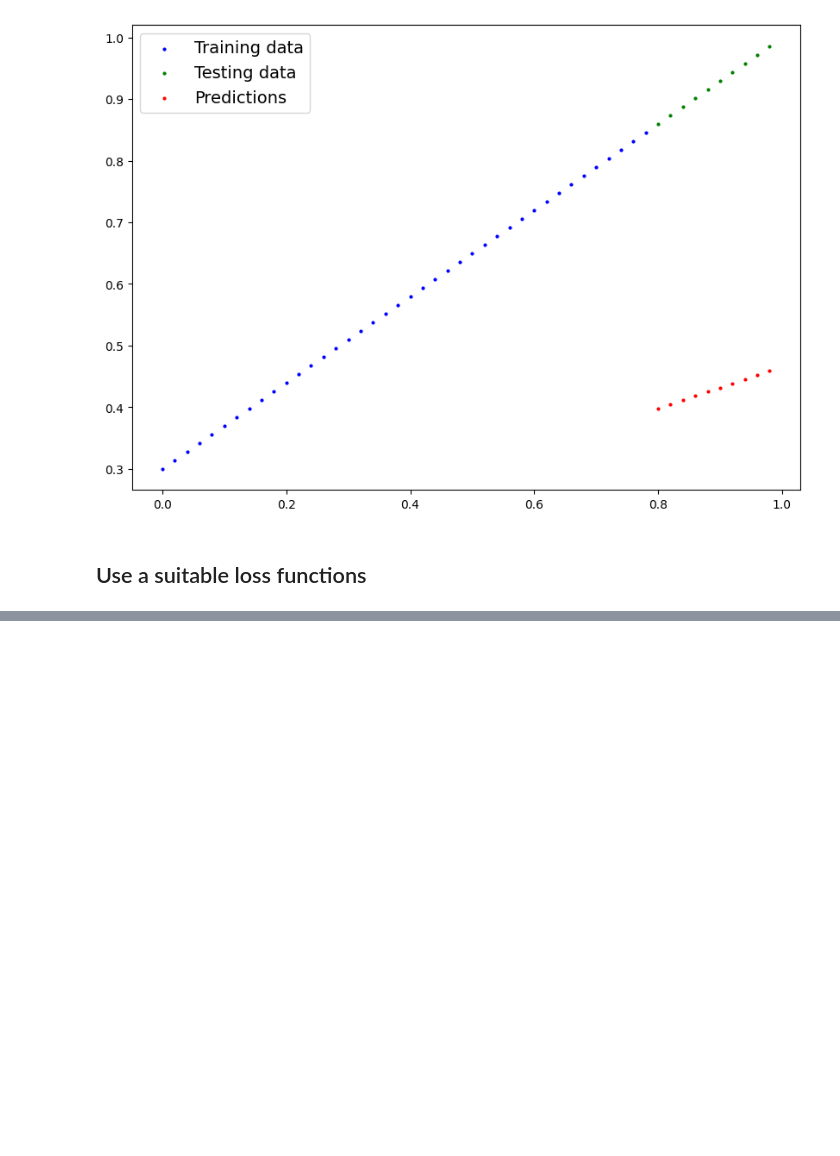
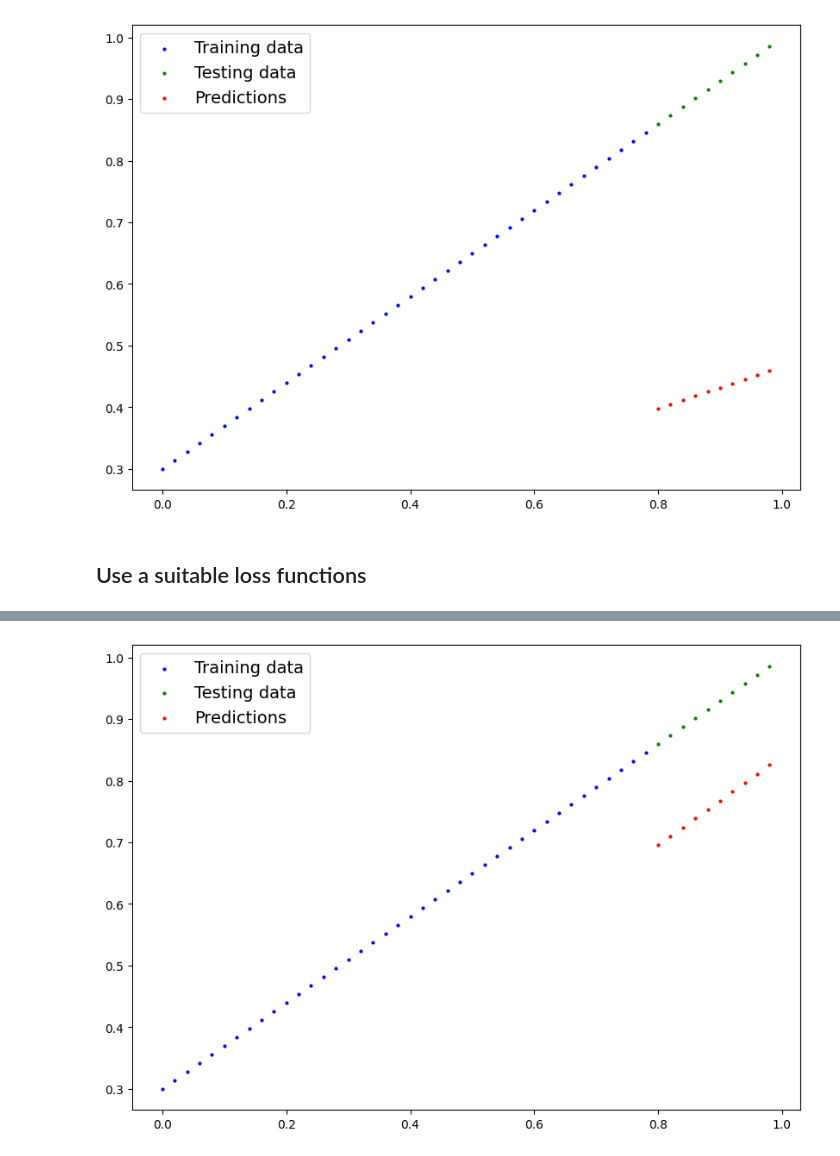
Before and after one commit to Sashreek007/learning-pytorch, a Jupyter notebook: Pytorch_workflow.ipynb, the cells around one changed output, grey strips where cells are left out. Drawn from its saved outputs; the diff is of its cells as text; code cells hidden in the pictures; blank space fills up the shorter version.

```diff
--- a/Pytorch_workflow.ipynb
+++ b/Pytorch_workflow.ipynb
@@ -189,0 +201,19 @@ optimizer = torch.optim.SGD(model.parameters(),lr=0.01)
+# %%
+torch.manual_seed(42)
+epochs = 100
+
+for epoch in range(epochs):
+    model.train()
+    y_pred = model(X_train)
+    loss = loss_fn(y_pred,X_train)
+    print(loss)
+    optimizer.zero_grad()
+
+    #backpropagation
+    loss.backward()
+    optimizer.step()
+    model.eval()
+    with torch.inference_mode():
+        test_pred = model(X_test)
+        test_loss = loss_fn(test_pred, y_test)
+    print(test_loss)
@@ -189,0 +238,7 @@ optimizer = torch.optim.SGD(model.parameters(),lr=0.01)
+# %%
+with torch.inference_mode():
+    y_preds = model(X_test)
+# %%
+plot_predictions(predictions=y_preds)
+# %% [output]
+[figure, added]
```
Also changed, not shown: parts of 5 cells of this notebook.
